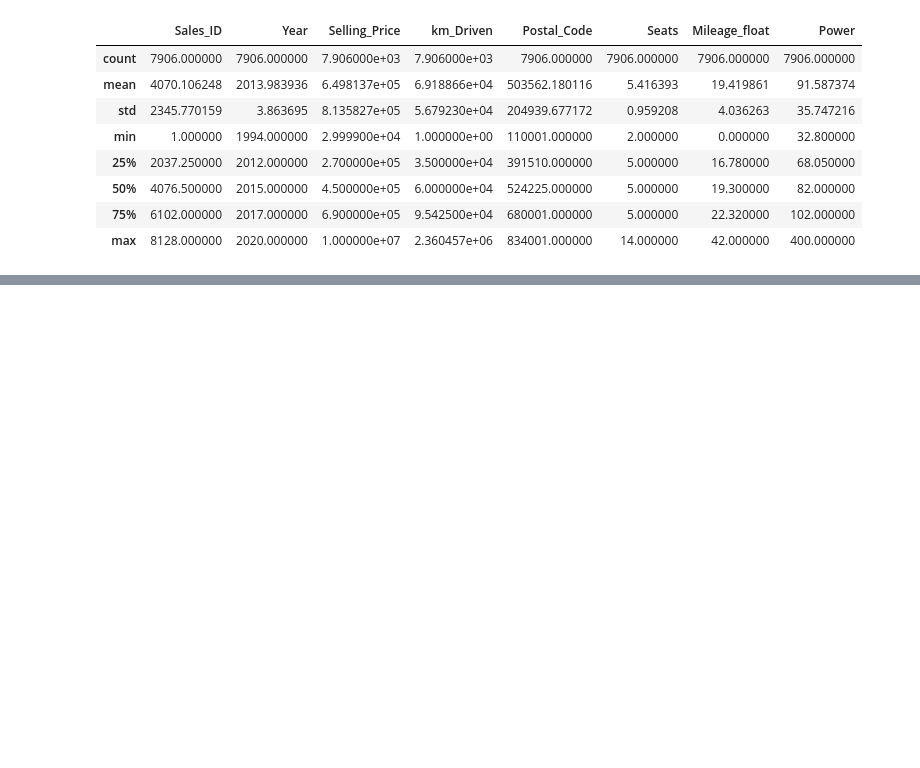
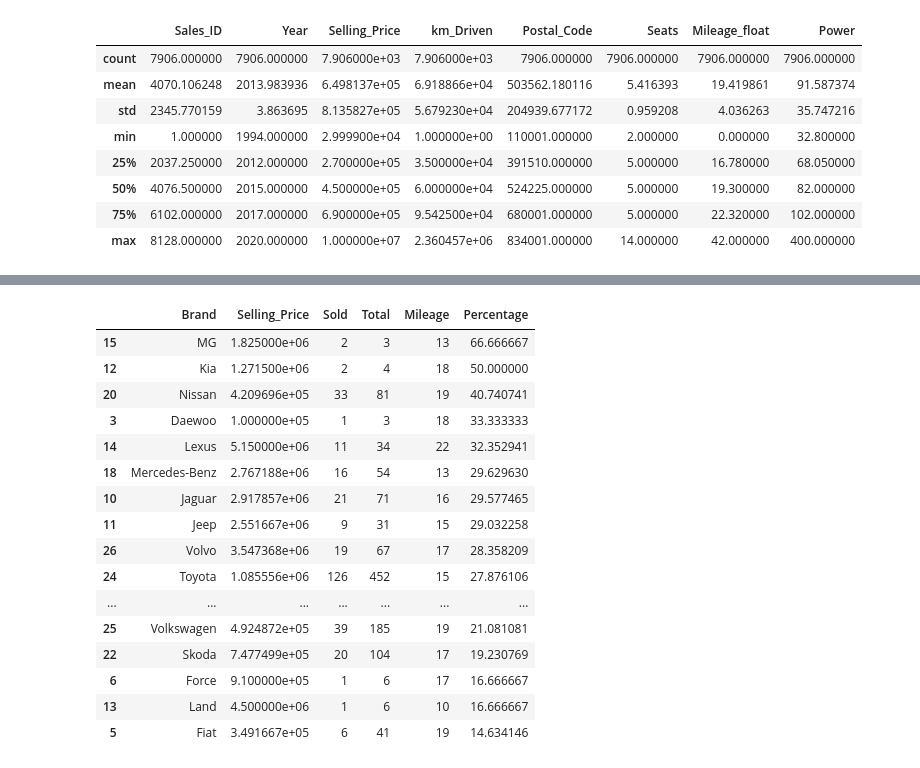
Before and after one commit to hiteshgulati/deloitte_capstone_group, a Jupyter notebook: Used Car Data/Capstome_Projectv1.ipynb, the cells around one changed output, grey strips where cells are left out. Cells and saved outputs as stored; diff of their text form; code cells hidden in the pictures; blank space fills up the shorter version.

```diff
--- a/Used Car Data/Capstome_Projectv1.ipynb
+++ b/Used Car Data/Capstome_Projectv1.ipynb
@@ -407,3 +408,8 @@ car_data.describe()
 | 50% | 4076.500000 | 2015.000000 | 4.500000e+05 | 6.000000e+04 | 524225.000000 | 5.000000 | 19.300000 | 82.000000 |
 | 75% | 6102.000000 | 2017.000000 | 6.900000e+05 | 9.542500e+04 | 680001.000000 | 5.000000 | 22.320000 | 102.000000 |
 | max | 8128.000000 | 2020.000000 | 1.000000e+07 | 2.360457e+06 | 834001.000000 | 14.000000 | 42.000000 | 400.000000 |
+# %%
+brand = car_data['Name'].str.split(expand = True)
+# print(brand)
+car_data['Brand'] = brand[0]
+car_data['Brand']
@@ -409,0 +487,3 @@ car_data.describe()
+# %%
+car_sold = car_data.query("Sold == 'Y'").groupby(['Brand'], as_index=False).agg({'Selling_Price':np.mean,'Sold':np.size}).sort_values(['Selling_Price','Brand'],ascending=False)
+car_sold
@@ -409,0 +549,26 @@ car_data.describe()
+# %%
+car_sold['Total'] = 0
+car_sold['Mileage'] = 0
+for ind in car_sold.index:
+    car_sold['Total'][ind] = car_data[car_data['Brand']==car_sold['Brand'][ind]].shape[0]
+    car_sold['Mileage'][ind] = car_data[car_data['Brand']==car_sold['Brand'][ind]].agg({'Mileage_float':'mean'})
+car_sold['Percentage'] = (car_sold['Sold']/car_sold['Total'])*100
+car_sold.sort_values('Percentage',ascending=False)
+# %% [output]
+|  | Brand | Selling_Price | Sold | Total | Mileage | Percentage |
+| 15 | MG | 1.825000e+06 | 2 | 3 | 13 | 66.666667 |
+| 12 | Kia | 1.271500e+06 | 2 | 4 | 18 | 50.000000 |
+| 20 | Nissan | 4.209696e+05 | 33 | 81 | 19 | 40.740741 |
+| 3 | Daewoo | 1.000000e+05 | 1 | 3 | 18 | 33.333333 |
+| 14 | Lexus | 5.150000e+06 | 11 | 34 | 22 | 32.352941 |
+| 18 | Mercedes-Benz | 2.767188e+06 | 16 | 54 | 13 | 29.629630 |
+| 10 | Jaguar | 2.917857e+06 | 21 | 71 | 16 | 29.577465 |
+| 11 | Jeep | 2.551667e+06 | 9 | 31 | 15 | 29.032258 |
+| 26 | Volvo | 3.547368e+06 | 19 | 67 | 17 | 28.358209 |
+| 24 | Toyota | 1.085556e+06 | 126 | 452 | 15 | 27.876106 |
+| ... | ... | ... | ... | ... | ... | ... |
+| 25 | Volkswagen | 4.924872e+05 | 39 | 185 | 19 | 21.081081 |
+| 22 | Skoda | 7.477499e+05 | 20 | 104 | 17 | 19.230769 |
+| 6 | Force | 9.100000e+05 | 1 | 6 | 17 | 16.666667 |
+| 13 | Land | 4.500000e+06 | 1 | 6 | 10 | 16.666667 |
+| 5 | Fiat | 3.491667e+05 | 6 | 41 | 19 | 14.634146 |
```
Also changed, not shown: parts of 17 cells of this notebook, 4 other files.
